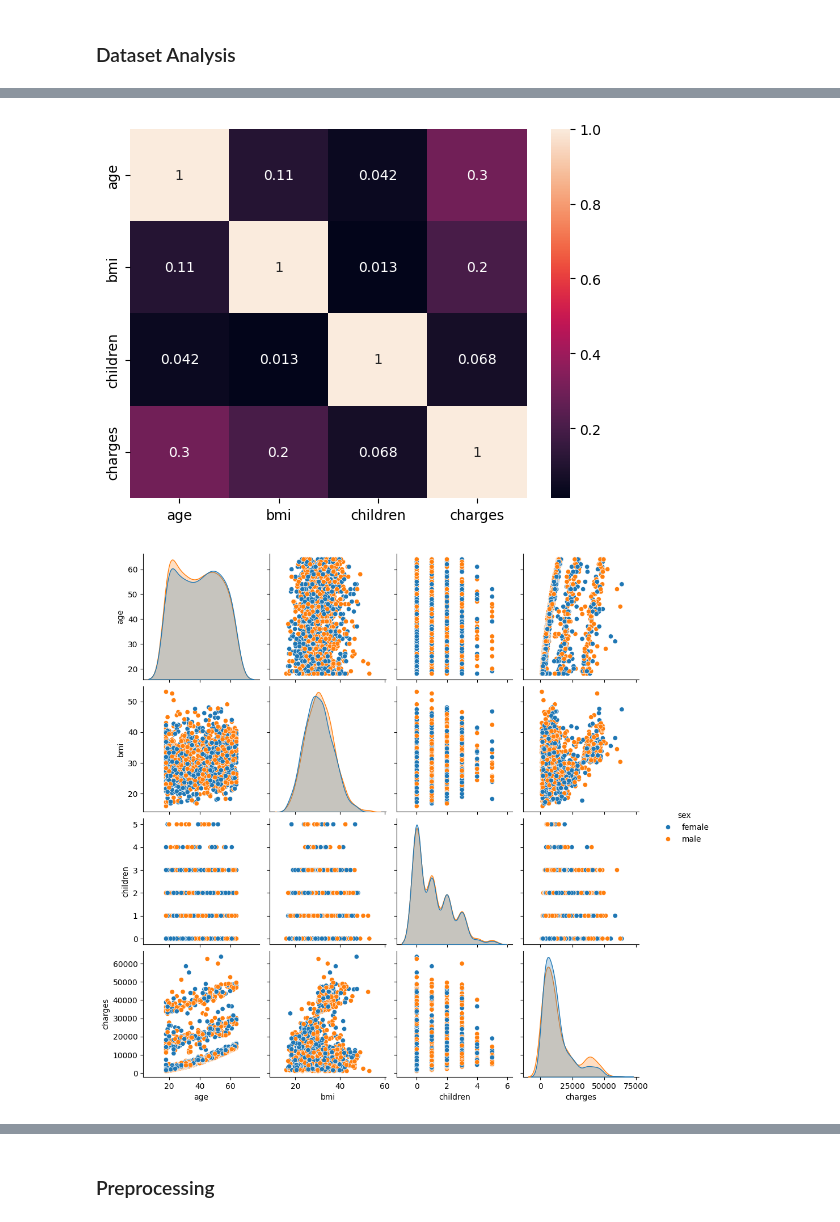
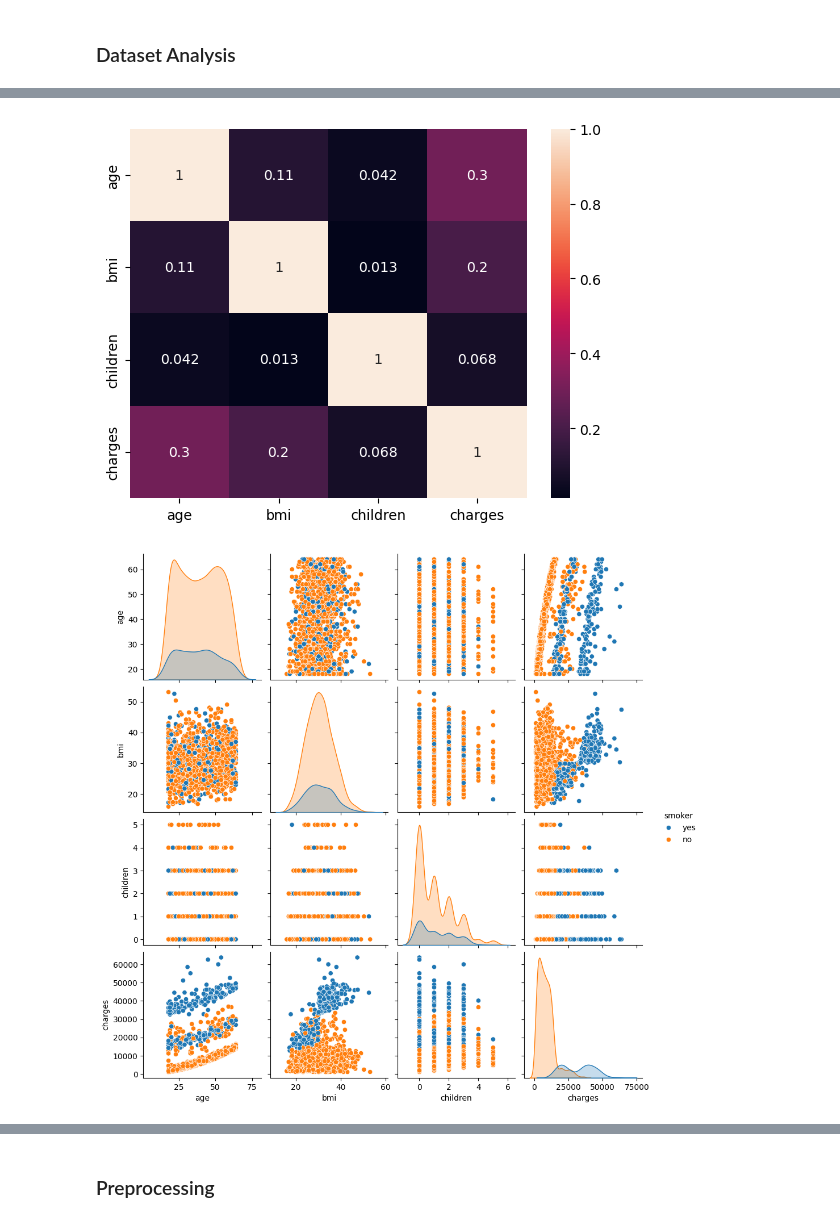
Before and after one commit to alejandro-decaroli/Regresion_lineal, a Jupyter notebook: multivariable/regre_m.ipynb, the cells around one changed output, grey strips where cells are left out. Cells and saved outputs as stored; diff of their text form; code cells hidden in the pictures.

```diff
--- a/multivariable/regre_m.ipynb
+++ b/multivariable/regre_m.ipynb
@@ -19,31 +19,35 @@ df = pd.read_csv("/home/alejandro/proyectos/platzi/ia/machine_learning/Regresion
 # Display the first 5 rows of the dataset
 print(df.head())
 print()
 
 # Basic statistics
 print(df.describe())
 
 # Plots
 numerical_df = df.drop(["sex","smoker","region"], axis=1)
 sns.heatmap(data=numerical_df.corr(), annot=True)
+sns.pairplot(data=df, hue="smoker")
+plt.show()
 sns.pairplot(data=df, hue="sex")
 plt.show()
+sns.pairplot(data=df, hue="region")
+plt.show()
 # %% [output]
    age     sex     bmi  children smoker     region      charges
 0   19  female  27.900         0    yes  southwest  16884.92400
 1   18    male  33.770         1     no  southeast   1725.55230
 2   28    male  33.000         3     no  southeast   4449.46200
 3   33    male  22.705         0     no  northwest  21984.47061
 4   32    male  28.880         0     no  northwest   3866.85520
 
                age          bmi     children       charges
 count  1338.000000  1338.000000  1338.000000   1338.000000
 mean     39.207025    30.663397     1.094918  13270.422265
 std      14.049960     6.098187     1.205493  12110.011237
 min      18.000000    15.960000     0.000000   1121.873900
 25%      27.000000    26.296250     0.000000   4740.287150
 50%      39.000000    30.400000     1.000000   9382.033000
 75%      51.000000    34.693750     2.000000  16639.912515
 max      64.000000    53.130000     5.000000  63770.428010
 [figure]
-[figure, old version]
+[figure, new version]
```
Also changed, not shown: parts of 3 cells of this notebook.
